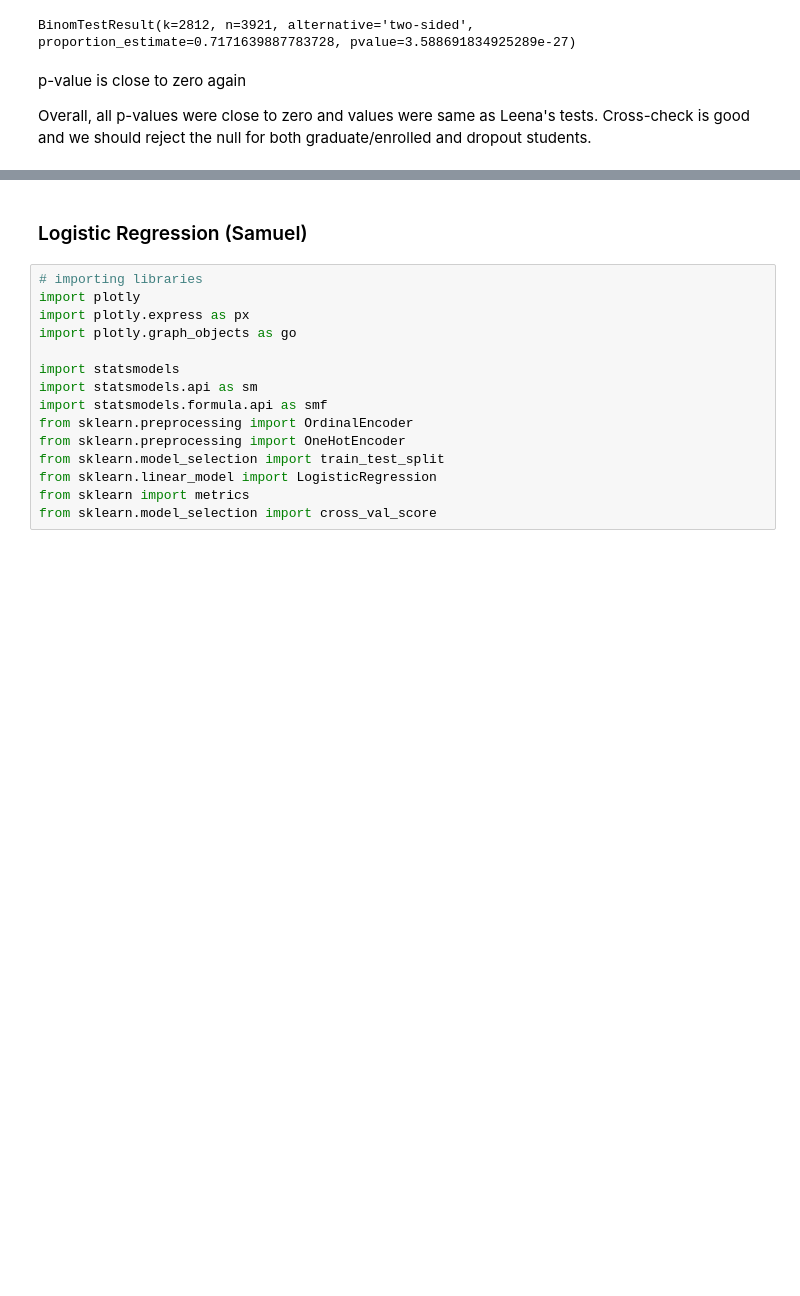
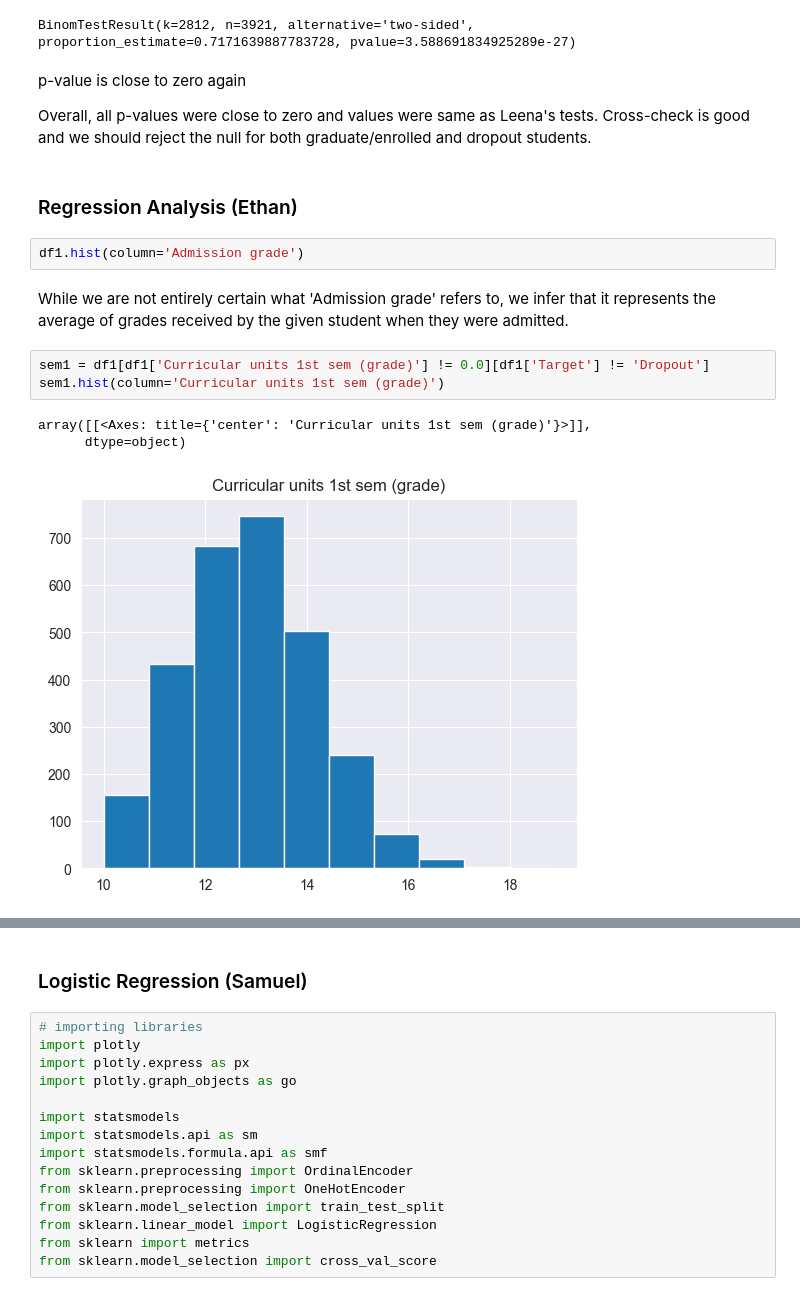
Before and after one commit to leena-kang/MATH189_Project, a Jupyter notebook: Final_SourceCode.ipynb, the cells around one changed output, grey strips where cells are left out. Cells and saved outputs as stored; diff of their text form; blank space fills up the shorter version.

```diff
--- a/Final_SourceCode.ipynb
+++ b/Final_SourceCode.ipynb
@@ -1363,3 +1370,16 @@ p-value is close to zero again
 
 
 Overall, all p-values were close to zero and values were same as Leena's tests. Cross-check is good and we should reject the null for both graduate/enrolled and dropout students.
+# %% [markdown]
+### Regression Analysis (Ethan)
+# %%
+df1.hist(column='Admission grade')
+# %% [markdown]
+While we are not entirely certain what 'Admission grade' refers to, we infer that it represents the average of grades received by the given student when they were admitted.
+# %%
+sem1 = df1[df1['Curricular units 1st sem (grade)'] != 0.0][df1['Target'] != 'Dropout']
+sem1.hist(column='Curricular units 1st sem (grade)')
+# %% [output]
+array([[<Axes: title={'center': 'Curricular units 1st sem (grade)'}>]],
+      dtype=object)
+[figure, added]
```
Also changed, not shown: parts of 13 cells of this notebook.
